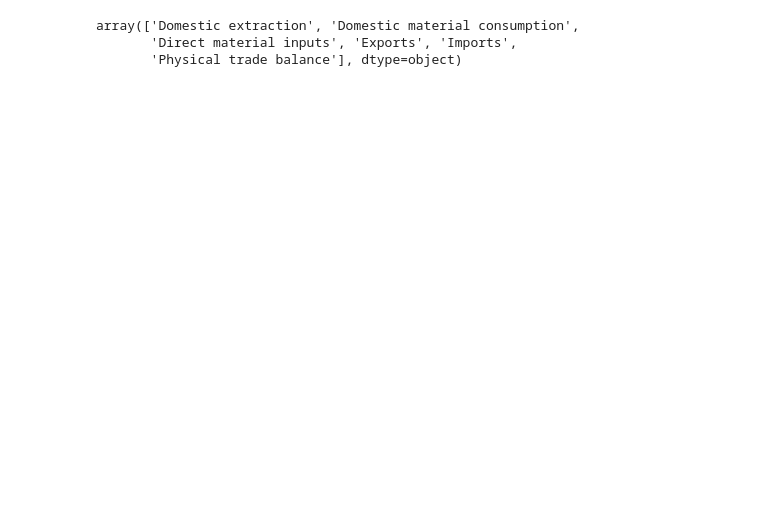
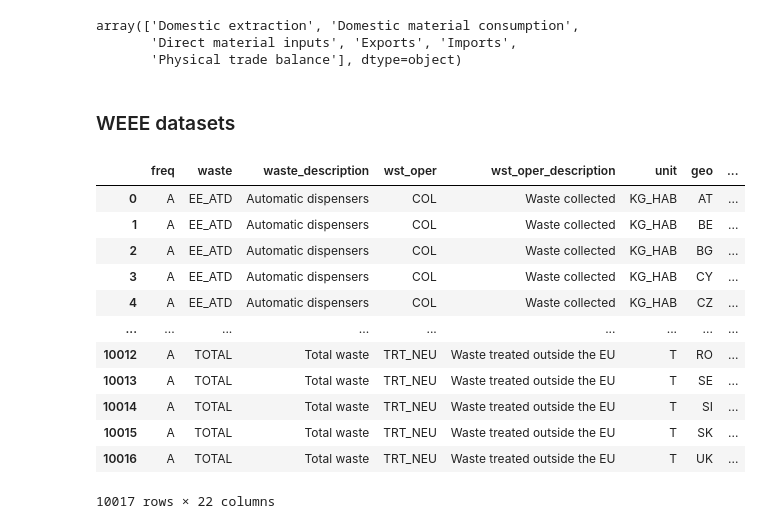
Before and after one commit to jim-anderssen/mfa_project, a Jupyter notebook: notebooks/Example study.ipynb, the cells around one changed output. Saved outputs shown, nothing was run; the diff lists cells and outputs as text; code cells hidden in the pictures; blank space fills up the shorter version.

Commit message:
Updated notebook with WEEE data

```diff
--- a/notebooks/Example study.ipynb
+++ b/notebooks/Example study.ipynb
@@ -405,3 +405,27 @@ mfa['indic_env_description'].unique()
 array(['Domestic extraction', 'Domestic material consumption',
        'Direct material inputs', 'Exports', 'Imports',
        'Physical trade balance'], dtype=object)
+# %% [markdown]
+### WEEE datasets
+# %%
+env_waselee = load_dataset("env_waselee")  # WEEE by management operations
+env_waseleeos = load_dataset(
+    "env_waseleeos"
+)  # WEEE by management operations, open scope
+# %%
+#env_waselee = extend_eurostat_dataset(load_dataset("env_waselee"),['waste','wst_oper','geo'])
+env_waselee
+# %% [output]
+|  | freq | waste | waste_description | wst_oper | wst_oper_description | unit | geo | ... |
+| 0 | A | EE_ATD | Automatic dispensers | COL | Waste collected | KG_HAB | AT | ... |
+| 1 | A | EE_ATD | Automatic dispensers | COL | Waste collected | KG_HAB | BE | ... |
+| 2 | A | EE_ATD | Automatic dispensers | COL | Waste collected | KG_HAB | BG | ... |
+| 3 | A | EE_ATD | Automatic dispensers | COL | Waste collected | KG_HAB | CY | ... |
+| 4 | A | EE_ATD | Automatic dispensers | COL | Waste collected | KG_HAB | CZ | ... |
+| ... | ... | ... | ... | ... | ... | ... | ... | ... |
+| 10012 | A | TOTAL | Total waste | TRT_NEU | Waste treated outside the EU | T | RO | ... |
+| 10013 | A | TOTAL | Total waste | TRT_NEU | Waste treated outside the EU | T | SE | ... |
+| 10014 | A | TOTAL | Total waste | TRT_NEU | Waste treated outside the EU | T | SI | ... |
+| 10015 | A | TOTAL | Total waste | TRT_NEU | Waste treated outside the EU | T | SK | ... |
+| 10016 | A | TOTAL | Total waste | TRT_NEU | Waste treated outside the EU | T | UK | ... |
+10017 rows × 22 columns
```
Also changed, not shown: parts of 4 cells of this notebook.
